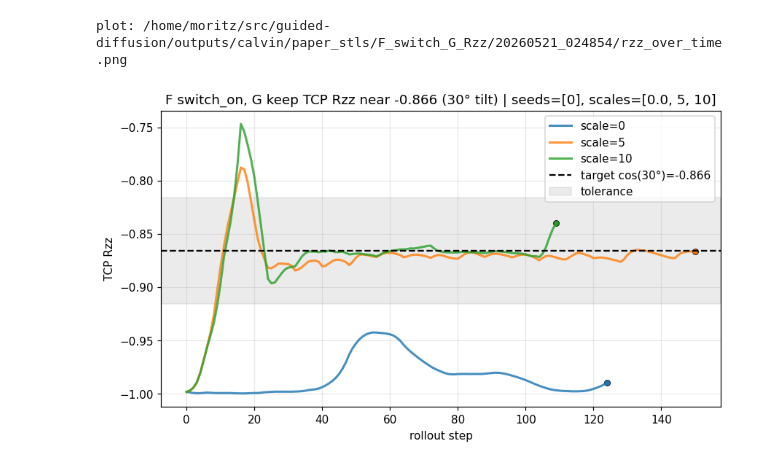
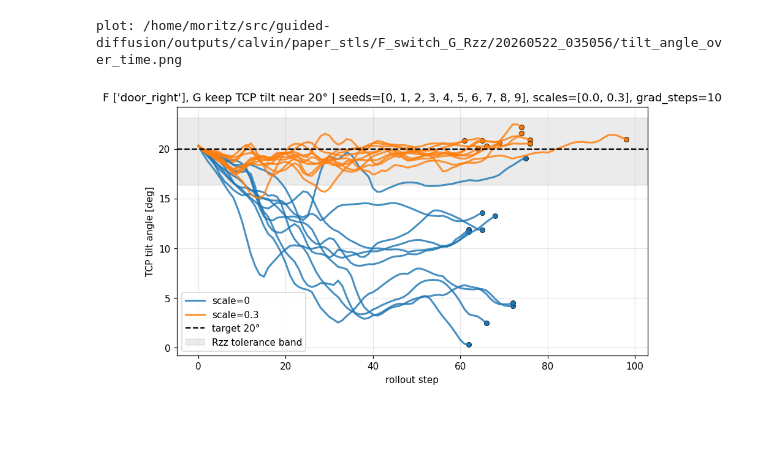
Before and after one commit to moritz-zoellner/guided-diffusion, a Jupyter notebook: calvin_experiments/paper_stls/F_switch_G_Rzz.ipynb, the cells around one changed output. Cells and saved outputs as stored; diff of their text form; code cells hidden in the pictures; blank space fills up the shorter version.

Commit message:
comparison to language-conditioned guidance: test scripts, new LTLs, plotting

```diff
--- a/calvin_experiments/paper_stls/F_switch_G_Rzz.ipynb
+++ b/calvin_experiments/paper_stls/F_switch_G_Rzz.ipynb
@@ -55,7 +57,7 @@ DEVICE = TorchUtils.get_torch_device(try_to_use_cuda=True)
 POLICY_CKPT_PATH = REPO_ROOT / "outputs/calvin/base_policy/calvin_D_base_dp/20260501015147/models/model_epoch_280.pth"
 AUTOMATON_CKPT_PATH = REPO_ROOT / "outputs/calvin/automaton_world_model/h8_sh64_ah96_lh16_hh128_lr0.0003_epochs80_2026-05-05_20-38-38"
 DYNAMICS_CKPT_PATH = REPO_ROOT / "outputs/calvin/dynamics_world_model/hd512_depth4_drop0.02_lr0.0005_epochs70_2026-05-06_01-42-08"
-SCENE_CONFIG_PATH = REPO_ROOT / "calvin_experiments/configs/blocks_hidden.json"
+SCENE_CONFIG_PATH = REPO_ROOT / "calvin_experiments/configs/robust_direction_initial.json"
 VISUALIZATION_CONFIG_PATH = REPO_ROOT / "calvin_experiments/configs/visualization_freiburg_style.json"
 OUTPUT_ROOT = REPO_ROOT / "outputs/calvin/paper_stls/F_switch_G_Rzz"
 
@@ -391,18 +543,27 @@ def refine_action_chunk_for_rzz(robot, scene, action_chunk, rzz_spec, guidance_s
             mask[list(action_dims)] = False
             non_guided_l2 = float(torch.linalg.norm((actions - original)[..., mask]).detach().cpu())
 
+    pred_angle_before = rzz_to_tilt_angle_deg_np(pred_rzz_before[0].detach().cpu().numpy(), rzz_spec)
+    pred_angle_after = rzz_to_tilt_angle_deg_np(pred_rzz_after[0].detach().cpu().numpy(), rzz_spec)
+    angle_error_before = np.abs(pred_angle_before - float(rzz_spec.angle_deg))
+    angle_error_after = np.abs(pred_angle_after - float(rzz_spec.angle_deg))
+
     record = {
         "target_rzz": rzz_spec.target,
-        "angle_deg": float(rzz_spec.angle_deg),
+        "target_angle_deg": float(rzz_spec.angle_deg),
         "tolerance": float(rzz_spec.tolerance),
         "robust_before": float(robust_before[0].cpu()),
         "robust_after": float(robust_after[0].cpu()),
         "mse_before": float(mse_before[0].cpu()),
         "mse_after": float(mse_after[0].cpu()),
-        "mean_abs_error_before": float(abs_error_before[0].mean().cpu()),
-        "mean_abs_error_after": float(abs_error_after[0].mean().cpu()),
+        "mean_abs_rzz_error_before": float(abs_error_before[0].mean().cpu()),
+        "mean_abs_rzz_error_after": float(abs_error_after[0].mean().cpu()),
+        "mean_abs_angle_error_deg_before": float(np.mean(angle_error_before)),
+        "mean_abs_angle_error_deg_after": float(np.mean(angle_error_after)),
         "pred_rzz_before": pred_rzz_before[0].detach().cpu().numpy().tolist(),
         "pred_rzz_after": pred_rzz_after[0].detach().cpu().numpy().tolist(),
+        "pred_angle_deg_before": np.asarray(pred_angle_before, dtype=np.float32).tolist(),
+        "pred_angle_deg_after": np.asarray(pred_angle_after, dtype=np.float32).tolist(),
         "action_l2_change": float(torch.linalg.norm(actions - original).detach().cpu()),
         "non_guided_action_l2_change": non_guided_l2,
         "guided_action_dims": None if action_dims is None else list(action_dims),
@@ -550,40 +786,50 @@ run_dir: /home/moritz/src/guided-diffusion/outputs/calvin/paper_stls/F_switch_G_
 # %%
-# Plot actual rollout Rzz over time for unguided and Rzz-guided executions.
-def plot_rzz_over_time(rollouts, rzz_spec, title, save_path=None):
+# Plot actual rollout tilt angle over time for unguided and Rzz-guided executions.
+def plot_tilt_angle_over_time(rollouts, rzz_spec, title, save_path=None):
     scales = sorted({float(r["guidance_scale"]) for r in rollouts})
     cmap = plt.get_cmap("tab10")
     colors = {scale: cmap(i) for i, scale in enumerate(scales)}
+    target_angle = float(rzz_spec.angle_deg)
+    band_lo, band_hi = rzz_tolerance_band_deg_np(rzz_spec)
+
     fig, ax = plt.subplots(figsize=(9, 4.8))
     used_labels = set()
     for rollout in rollouts:
-        rzz = np.asarray(rollout["tcp_rzz"], dtype=np.float32)
-        steps = np.arange(len(rzz))
+        angles = np.asarray(
+            rollout.get("tcp_tilt_angle_deg", rzz_to_tilt_angle_deg_np(rollout["tcp_rzz"], rzz_spec)),
+            dtype=np.float32,
+        )
+        steps = np.arange(len(angles))
         scale = float(rollout["guidance_scale"])
         label = f"scale={scale:g}" if scale not in used_labels else None
         used_labels.add(scale)
-        ax.plot(steps, rzz, color=colors[scale], linewidth=2.0, alpha=0.82, label=label)
-        ax.scatter([steps[-1]], [rzz[-1]], color=colors[scale], s=28, edgecolor="black", linewidth=0.5)
-    ax.axhline(rzz_spec.target, color="black", linestyle="--", linewidth=1.5, label=f"target cos({rzz_spec.angle_deg:g}°)={rzz_spec.target:.3f}")
-    ax.axhspan(rzz_spec.target - rzz_spec.tolerance, rzz_spec.target + rzz_spec.tolerance, color="black", alpha=0.08, label="tolerance")
+        ax.plot(steps, angles, color=colors[scale], linewidth=2.0, alpha=0.82, label=label)
+        ax.scatter([steps[-1]], [angles[-1]], color=colors[scale], s=28, edgecolor="black", linewidth=0.5)
+
+    ax.axhline(target_angle, color="black", linestyle="--", linewidth=1.5, label=f"target {target_angle:g}°")
+    ax.axhspan(band_lo, band_hi, color="black", alpha=0.08, label="Rzz tolerance band")
     ax.set_title(title)
     ax.set_xlabel("rollout step")
-    ax.set_ylabel("TCP Rzz")
+    ax.set_ylabel("TCP tilt angle [deg]")
     ax.grid(alpha=0.3)
     ax.legend(loc="best")
     if save_path is not None:
         fig.savefig(save_path, dpi=180, bbox_inches="tight")
         print("plot:", save_path)
     png = BytesIO(); fig.savefig(png, format="png", dpi=110, bbox_inches="tight"); plt.close(fig)
     display(Image(data=png.getvalue()))
 
-plot_rzz_over_time(
+plot_tilt_angle_over_time(
     rollouts, RZZ_SPEC,
-    title=f"F {GOAL_LABEL_NAMES}, G keep TCP Rzz near {RZZ_SPEC.target:.3f} ({RZZ_SPEC.angle_deg:g}° tilt) | seeds={SEEDS}, scales={GUIDANCE_SCALES}",
-    save_path=run_dir / "rzz_over_time.png",
+    title=(
+        f"F {GOAL_LABEL_NAMES}, G keep TCP tilt near {RZZ_SPEC.angle_deg:g}° | "
+        f"seeds={SEEDS}, scales={GUIDANCE_SCALES}, grad_steps={GRADIENT_STEPS}"
+    ),
+    save_path=run_dir / "tilt_angle_over_time.png",
 )
 # %% [output]
-plot: /home/moritz/src/guided-diffusion/outputs/calvin/paper_stls/F_switch_G_Rzz/20260521_024854/rzz_over_time.png
+plot: /home/moritz/src/guided-diffusion/outputs/calvin/paper_stls/F_switch_G_Rzz/20260522_035056/tilt_angle_over_time.png
-[figure, old version]
+[figure, new version]
 # %%
 # Optional sanity plot: EEF XY paths, so we can see whether Rzz guidance preserves the switch-reaching behavior.
 def plot_rollout_xy(rollouts, scene_snapshot, title, save_path=None):
```
Also changed, not shown: parts of 5 cells of this notebook, 11 other files.
